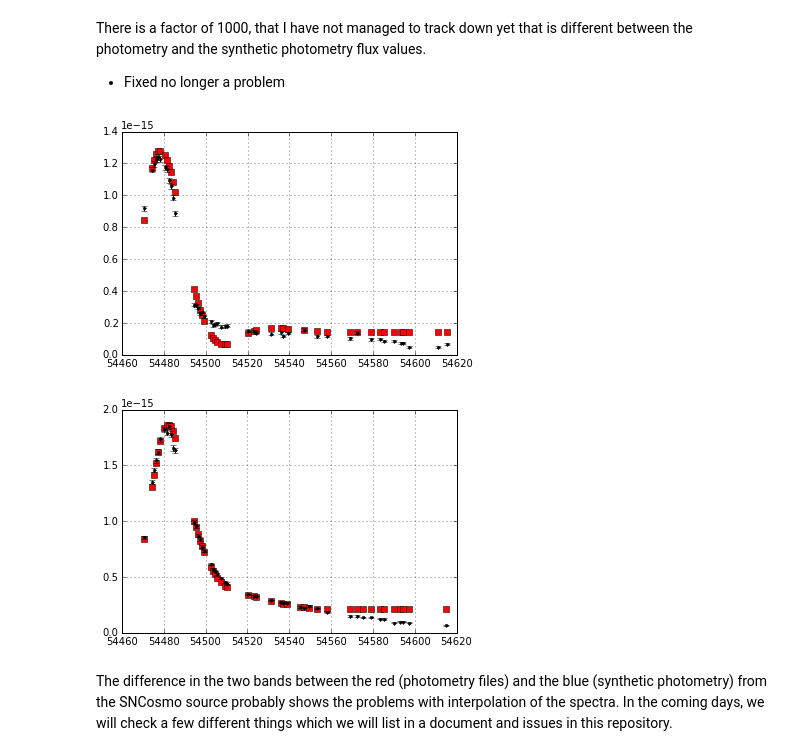
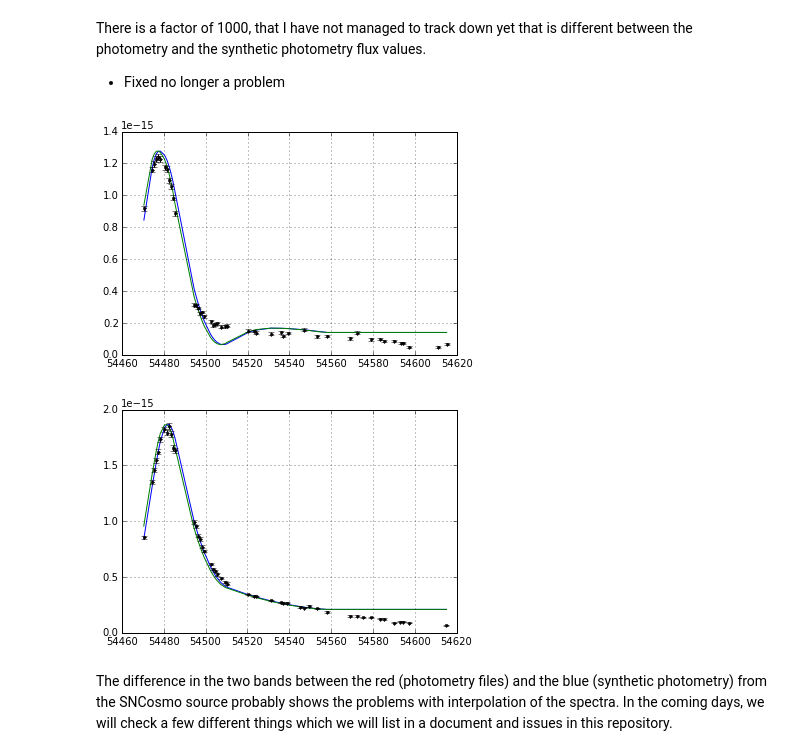
Before and after one commit to rbiswas4/calibrate_spectra, a Jupyter notebook: examples/ExampleObject.ipynb, the cells around one changed output. Drawn from its saved outputs; the diff is of its cells as text; code cells hidden in the pictures.

Commit message:
Added multiple peak times for photometry comparison

```diff
--- a/examples/ExampleObject.ipynb
+++ b/examples/ExampleObject.ipynb
@@ -133,6 +135,8 @@ parameters:
 # %%
 t0 =54478
 model.set(z=0.0007, t0=54478.)
+earlymodel = sncosmo.Model(source=mysource.SNCosmoSource)
+earlymodel.set(t0=54477., z=0.0007)
 # %% [markdown]
 #### Look at the Model Spectra
 # %%
@@ -213,24 +217,30 @@ def renorm_bp(band):
     bp = sncosmo.Bandpass(wave=b.wave, trans=b.trans/norm)
     return bp
 # %%
-def _plotPhotometry(band):
+def _plotPhotometry(band, model=model):
     photometry = mysource.getPhotometry(photometryDirectory, filterList=[band])
     col = Column(name='ren', data=map(renorm_bp, np.asarray(photometry['band'])) )
     photometry.add_column(col)
     fig, ax = plt.subplots()
     # bp = sncosmo.get_bandpass()
-    ax.plot(photometry['time'], model.bandflux(time=np.asarray(photometry['time']), band=np.asarray(photometry['ren'])), 'rs')
+    if isinstance(model, Iterable):
+        for m in model:
+            ax.plot(photometry['time'], m.bandflux(time=np.asarray(photometry['time']), band=np.asarray(photometry['ren'])))
+
+    else:
+        ax.plot(photometry['time'], model.bandflux(time=np.asarray(photometry['time']), band=np.asarray(photometry['ren'])), 'rs')
+
     ax.errorbar(photometry['time'], photometry['flux'], photometry['fluxerr'], fmt='k.')
     ax.grid(True)
     return fig
 # %%
-figB = _plotPhotometry('B')
+figB = _plotPhotometry('B', model=[model, earlymodel])
 # %% [output]
-[figure, old version]
+[figure, new version]
 # %%
-figV= _plotPhotometry('V')
+figV= _plotPhotometry('V', model=[model, earlymodel])
 # %% [output]
-[figure, old version]
+[figure, new version]
 # %% [markdown]
 The difference in the two bands between the red (photometry files) and the blue (synthetic photometry) from the SNCosmo source
 probably shows the problems with interpolation of the spectra. In the coming days, we will check a few different things which
```
Also changed, not shown: parts of 11 cells of this notebook.
